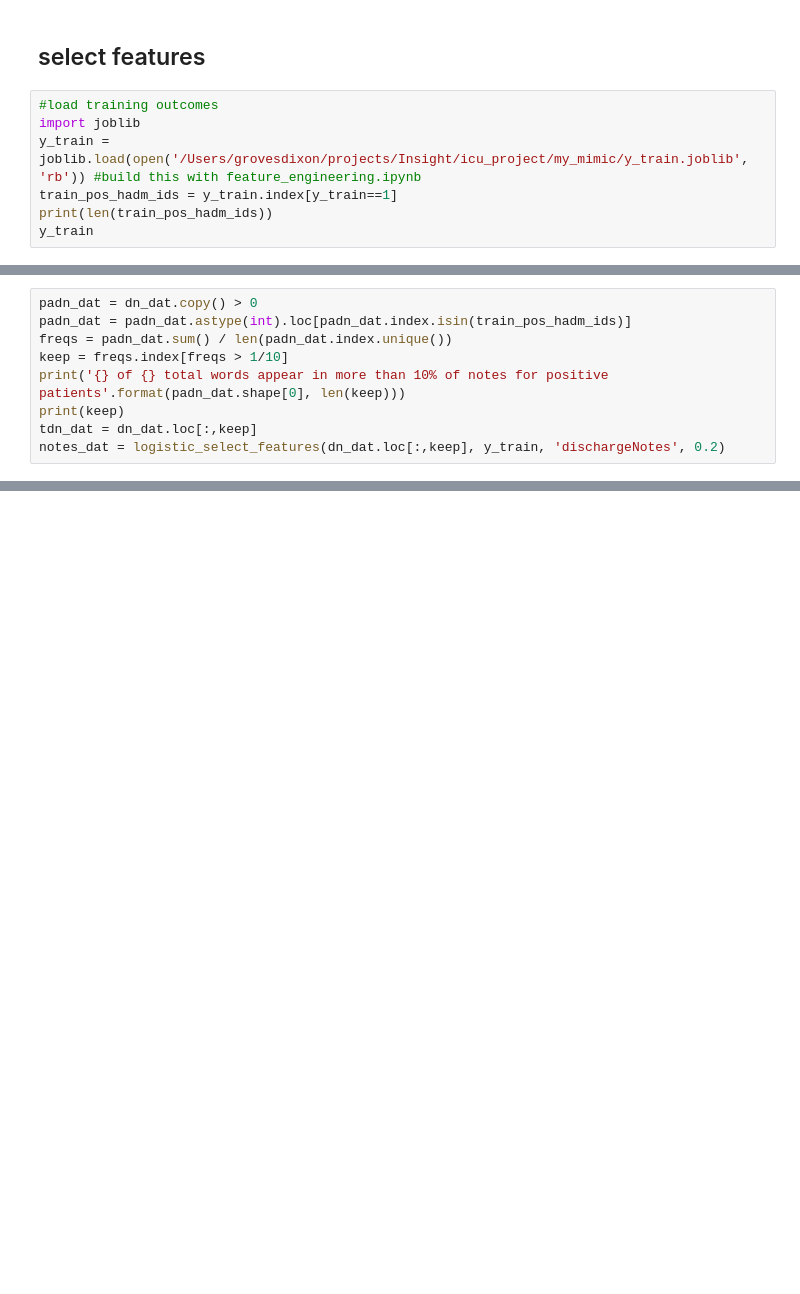
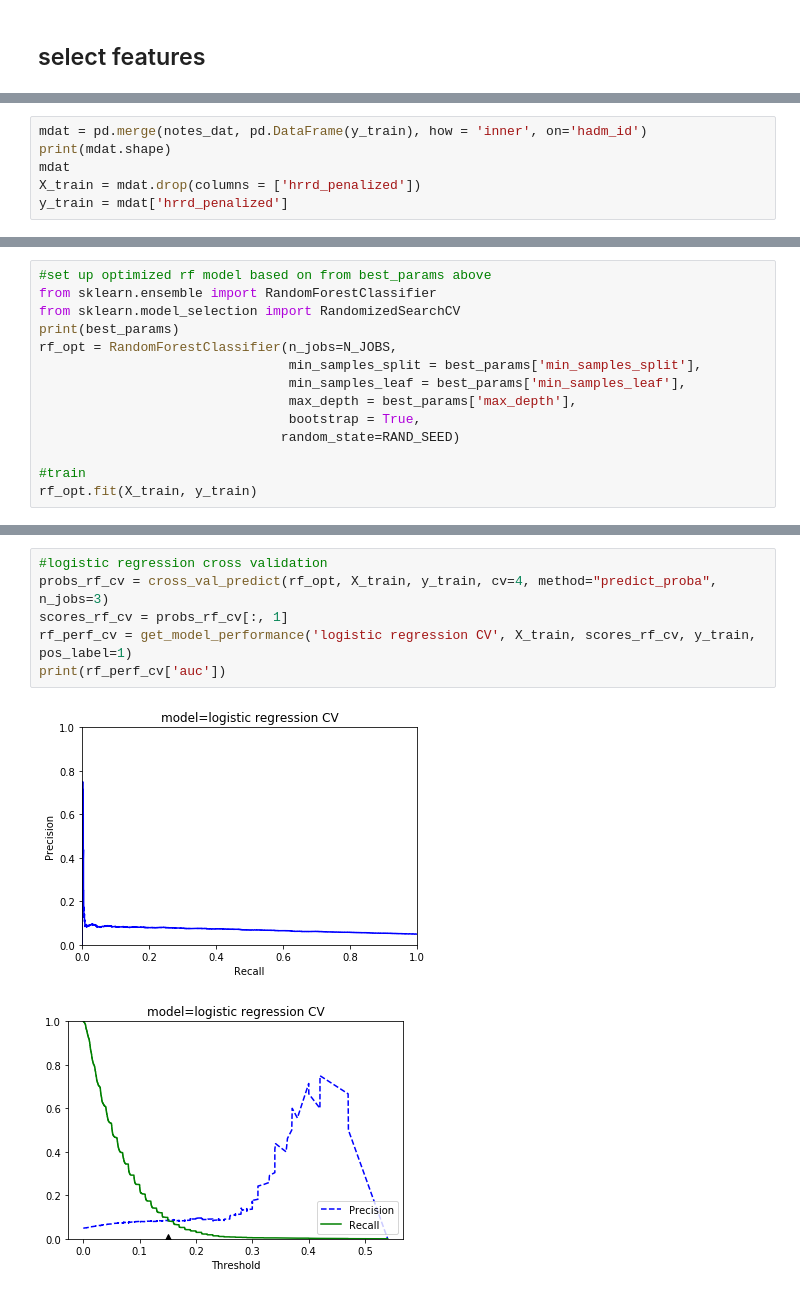
Before and after one commit to grovesdixon/DepartSure_Insight_fellowship_project, a Jupyter notebook: project_framework/discharge_notes.ipynb, the cells around one changed output, grey strips where cells are left out. Drawn from its saved outputs; the diff is of its cells as text; blank space fills up the shorter version.

```diff
--- a/project_framework/discharge_notes.ipynb
+++ b/project_framework/discharge_notes.ipynb
@@ -198,9 +260,2 @@ dn_dat
 # %% [markdown]
 ## select features
-# %%
-#load training outcomes
-import joblib
-y_train = joblib.load(open('/Users/grovesdixon/projects/Insight/icu_project/my_mimic/y_train.joblib', 'rb')) #build this with feature_engineering.ipynb
-train_pos_hadm_ids = y_train.index[y_train==1]
-print(len(train_pos_hadm_ids))
-y_train
@@ -267,9 +261,0 @@ def logistic_select_features(dat, y_train, feature_col, threshold):
-# %%
-padn_dat = dn_dat.copy() > 0
-padn_dat = padn_dat.astype(int).loc[padn_dat.index.isin(train_pos_hadm_ids)]
-freqs = padn_dat.sum() / len(padn_dat.index.unique())
-keep = freqs.index[freqs > 1/10]
-print('{} of {} total words appear in more than 10% of notes for positive patients'.format(padn_dat.shape[0], len(keep)))
-print(keep)
-tdn_dat = dn_dat.loc[:,keep]
-notes_dat = logistic_select_features(dn_dat.loc[:,keep], y_train, 'dischargeNotes', 0.2)
@@ -290,0 +264,6 @@ selector threshold = 0.2
+# %%
+mdat = pd.merge(notes_dat, pd.DataFrame(y_train), how = 'inner', on='hadm_id')
+print(mdat.shape)
+mdat
+X_train = mdat.drop(columns = ['hrrd_penalized'])
+y_train = mdat['hrrd_penalized']
@@ -290,0 +334,14 @@ selector threshold = 0.2
+# %%
+#set up optimized rf model based on from best_params above
+from sklearn.ensemble import RandomForestClassifier
+from sklearn.model_selection import RandomizedSearchCV
+print(best_params)
+rf_opt = RandomForestClassifier(n_jobs=N_JOBS,
+                                min_samples_split = best_params['min_samples_split'],
+                                min_samples_leaf = best_params['min_samples_leaf'],
+                                max_depth = best_params['max_depth'],
+                                bootstrap = True,
+                               random_state=RAND_SEED)
+
+#train
+rf_opt.fit(X_train, y_train)
@@ -290,0 +353,9 @@ selector threshold = 0.2
+# %%
+#logistic regression cross validation
+probs_rf_cv = cross_val_predict(rf_opt, X_train, y_train, cv=4, method="predict_proba", n_jobs=3)
+scores_rf_cv = probs_rf_cv[:, 1]
+rf_perf_cv = get_model_performance('logistic regression CV', X_train, scores_rf_cv, y_train, pos_label=1)
+print(rf_perf_cv['auc'])
+# %% [output]
+[figure, added]
+[figure, added]
```
Also changed, not shown: parts of 29 cells of this notebook, 12 other files.
